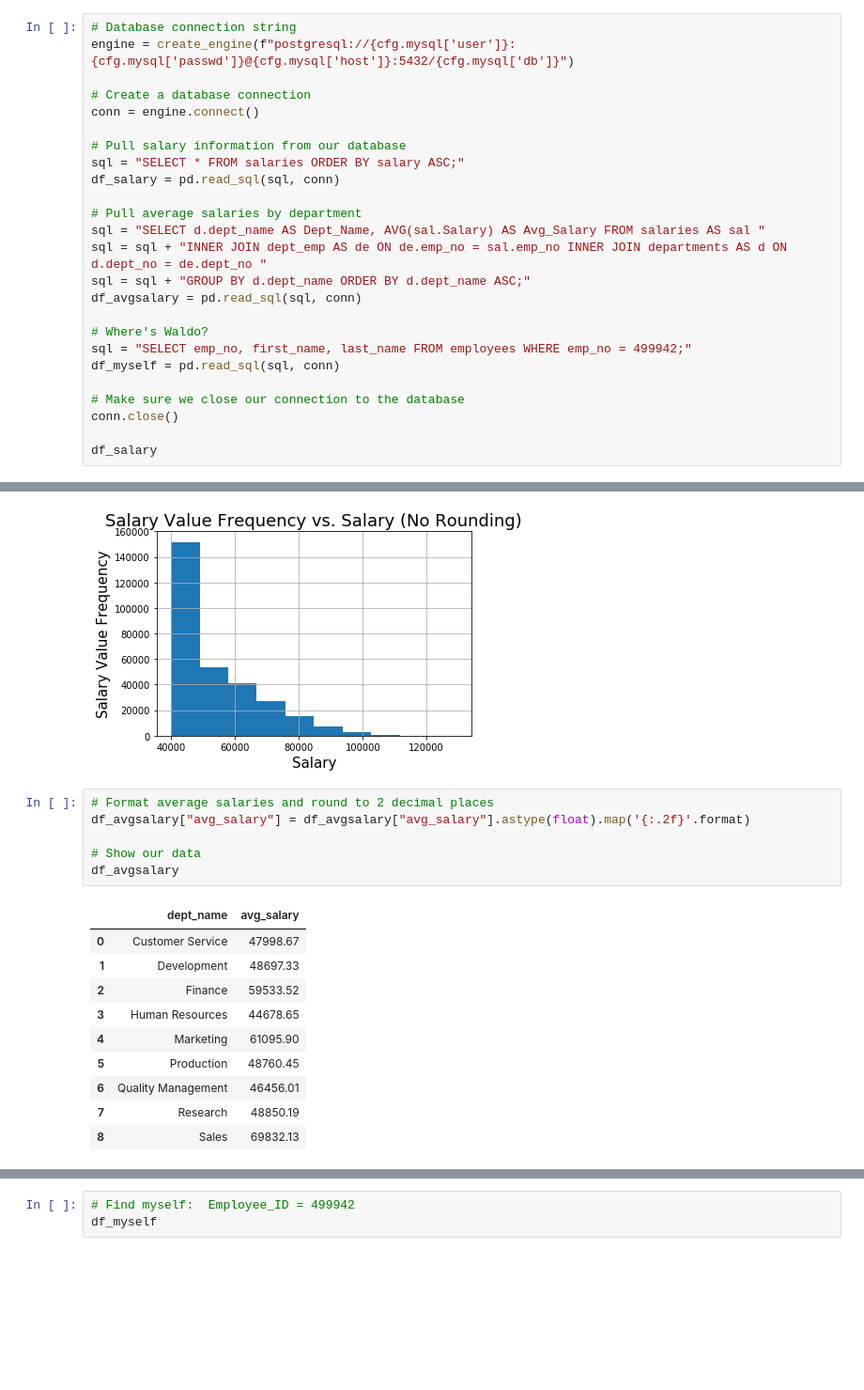
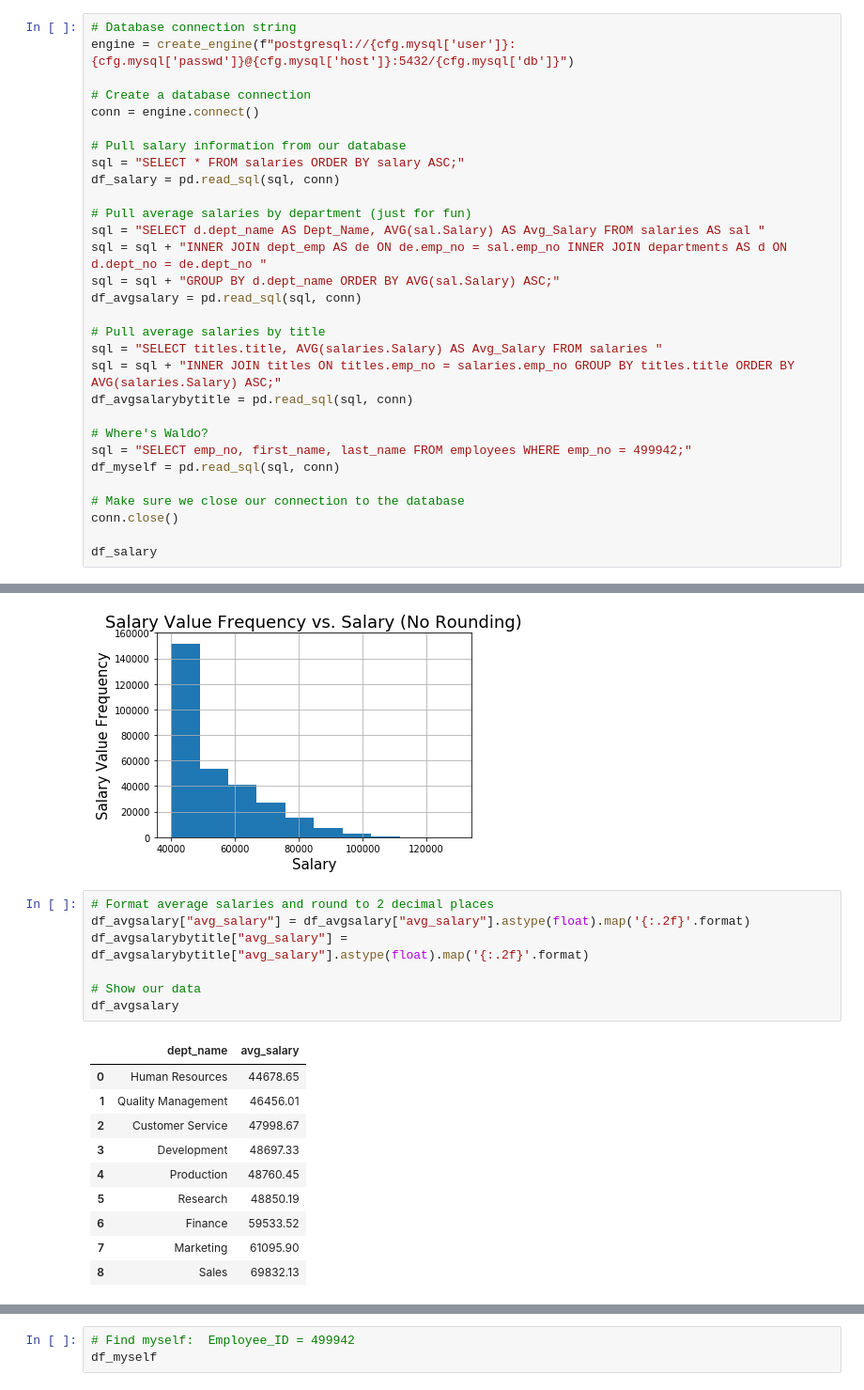
Before and after one commit to patrickhpatin/sql-challenge, a Jupyter notebook: EmployeeSQL/sql_challenge_bonus.ipynb, the cells around one changed output, grey strips where cells are left out. Shown at 94% size. Saved outputs shown, nothing was run; the diff lists cells and outputs as text; blank space fills up the shorter version.

```diff
--- a/EmployeeSQL/sql_challenge_bonus.ipynb
+++ b/EmployeeSQL/sql_challenge_bonus.ipynb
@@ -33,11 +33,16 @@ conn = engine.connect()
 sql = "SELECT * FROM salaries ORDER BY salary ASC;"
 df_salary = pd.read_sql(sql, conn)
 
-# Pull average salaries by department
+# Pull average salaries by department (just for fun)
 sql = "SELECT d.dept_name AS Dept_Name, AVG(sal.Salary) AS Avg_Salary FROM salaries AS sal "
 sql = sql + "INNER JOIN dept_emp AS de ON de.emp_no = sal.emp_no INNER JOIN departments AS d ON d.dept_no = de.dept_no "
-sql = sql + "GROUP BY d.dept_name ORDER BY d.dept_name ASC;"
+sql = sql + "GROUP BY d.dept_name ORDER BY AVG(sal.Salary) ASC;"
 df_avgsalary = pd.read_sql(sql, conn)
+
+# Pull average salaries by title
+sql = "SELECT titles.title, AVG(salaries.Salary) AS Avg_Salary FROM salaries "
+sql = sql + "INNER JOIN titles ON titles.emp_no = salaries.emp_no GROUP BY titles.title ORDER BY AVG(salaries.Salary) ASC;"
+df_avgsalarybytitle = pd.read_sql(sql, conn)
 
 # Where's Waldo?
 sql = "SELECT emp_no, first_name, last_name FROM employees WHERE emp_no = 499942;"
@@ -83,17 +88,18 @@ plt.show()
 # %%
 # Format average salaries and round to 2 decimal places
 df_avgsalary["avg_salary"] = df_avgsalary["avg_salary"].astype(float).map('{:.2f}'.format)
+df_avgsalarybytitle["avg_salary"] = df_avgsalarybytitle["avg_salary"].astype(float).map('{:.2f}'.format)
 
 # Show our data
 df_avgsalary
 # %% [output]
 |  | dept_name | avg_salary |
-| 0 | Customer Service | 47998.67 |
-| 1 | Development | 48697.33 |
-| 2 | Finance | 59533.52 |
-| 3 | Human Resources | 44678.65 |
-| 4 | Marketing | 61095.90 |
-| 5 | Production | 48760.45 |
-| 6 | Quality Management | 46456.01 |
-| 7 | Research | 48850.19 |
+| 0 | Human Resources | 44678.65 |
+| 1 | Quality Management | 46456.01 |
+| 2 | Customer Service | 47998.67 |
+| 3 | Development | 48697.33 |
+| 4 | Production | 48760.45 |
+| 5 | Research | 48850.19 |
+| 6 | Finance | 59533.52 |
+| 7 | Marketing | 61095.90 |
 | 8 | Sales | 69832.13 |
```
Also changed, not shown: parts of 2 cells of this notebook.
